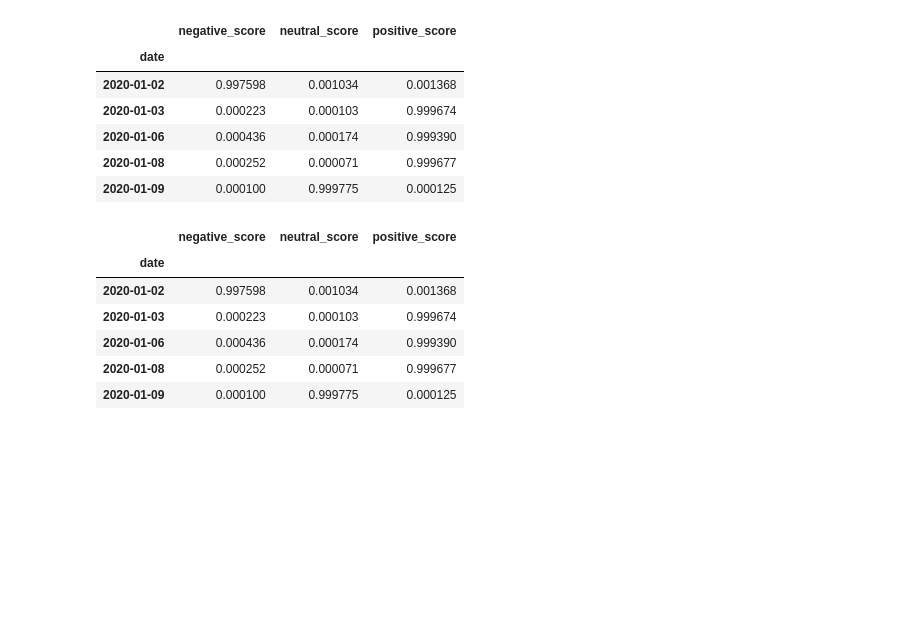
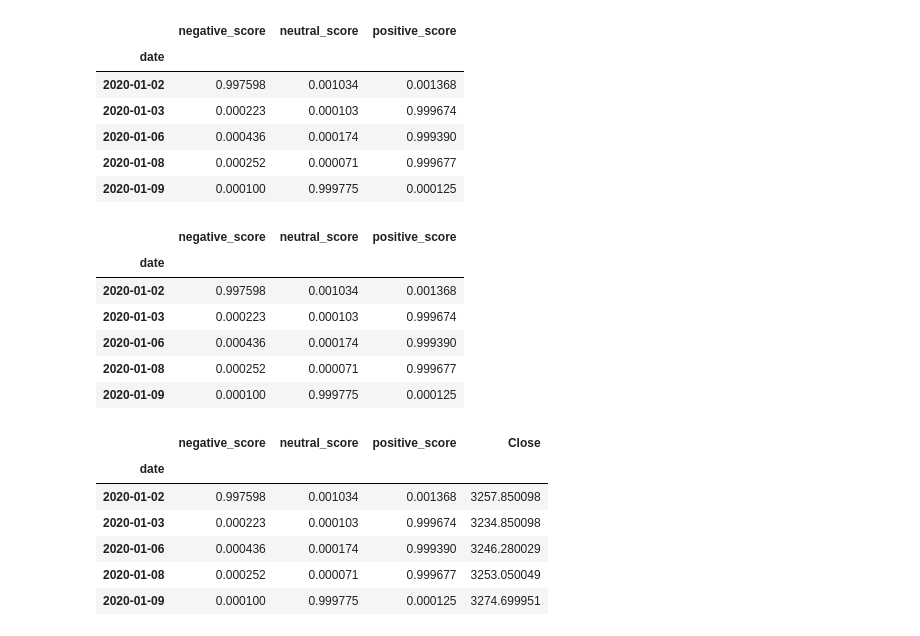
Before and after one commit to erlonL/series-temporais, a Jupyter notebook: projeto2/ST_Projeto2_.ipynb, the cells around one changed output. Saved outputs shown, nothing was run; the diff lists cells and outputs as text; code cells hidden in the pictures; blank space fills up the shorter version.

```diff
--- a/projeto2/ST_Projeto2_.ipynb
+++ b/projeto2/ST_Projeto2_.ipynb
@@ -323,3 +325,17 @@ ts_scores.head()
 | 2020-01-06 | 0.000436 | 0.000174 | 0.999390 |
 | 2020-01-08 | 0.000252 | 0.000071 | 0.999677 |
 | 2020-01-09 | 0.000100 | 0.999775 | 0.000125 |
+# %%
+# agregando sp500 e ts_scores
+sp500_values = sp500[['Close']]
+
+df = ts_scores.join(sp500_values)
+df.head()
+# %% [output]
+|  | negative_score | neutral_score | positive_score | Close |
+| date |  |  |  |  |
+| 2020-01-02 | 0.997598 | 0.001034 | 0.001368 | 3257.850098 |
+| 2020-01-03 | 0.000223 | 0.000103 | 0.999674 | 3234.850098 |
+| 2020-01-06 | 0.000436 | 0.000174 | 0.999390 | 3246.280029 |
+| 2020-01-08 | 0.000252 | 0.000071 | 0.999677 | 3253.050049 |
+| 2020-01-09 | 0.000100 | 0.999775 | 0.000125 | 3274.699951 |
```
Also changed, not shown: parts of 4 cells of this notebook.
